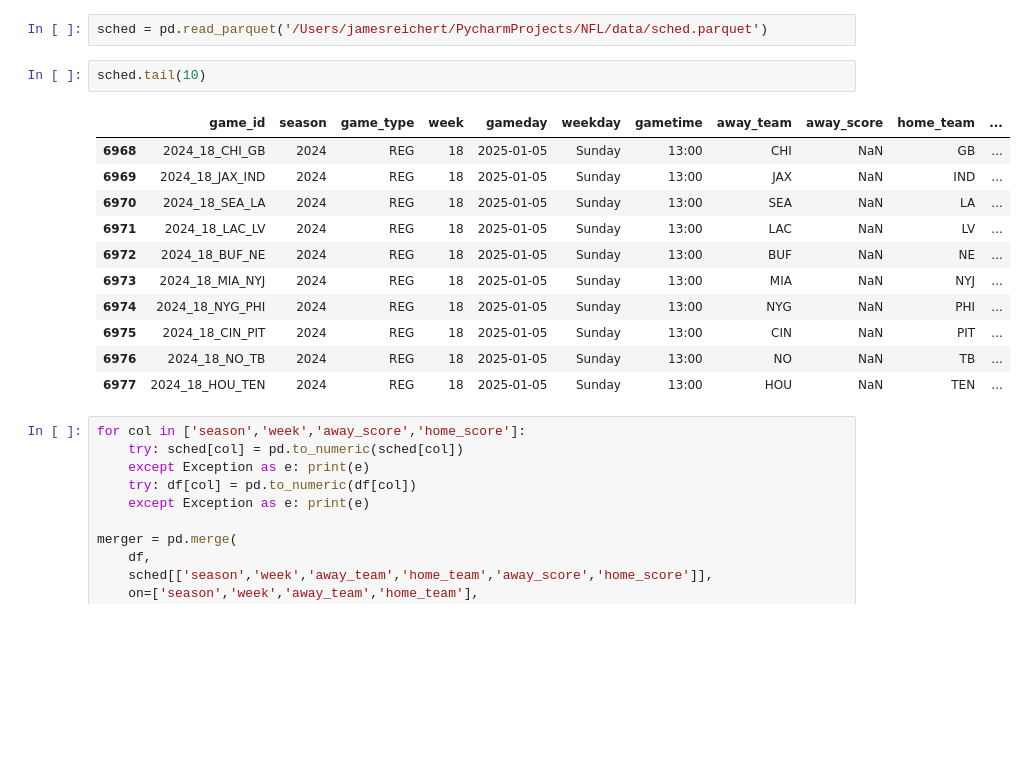
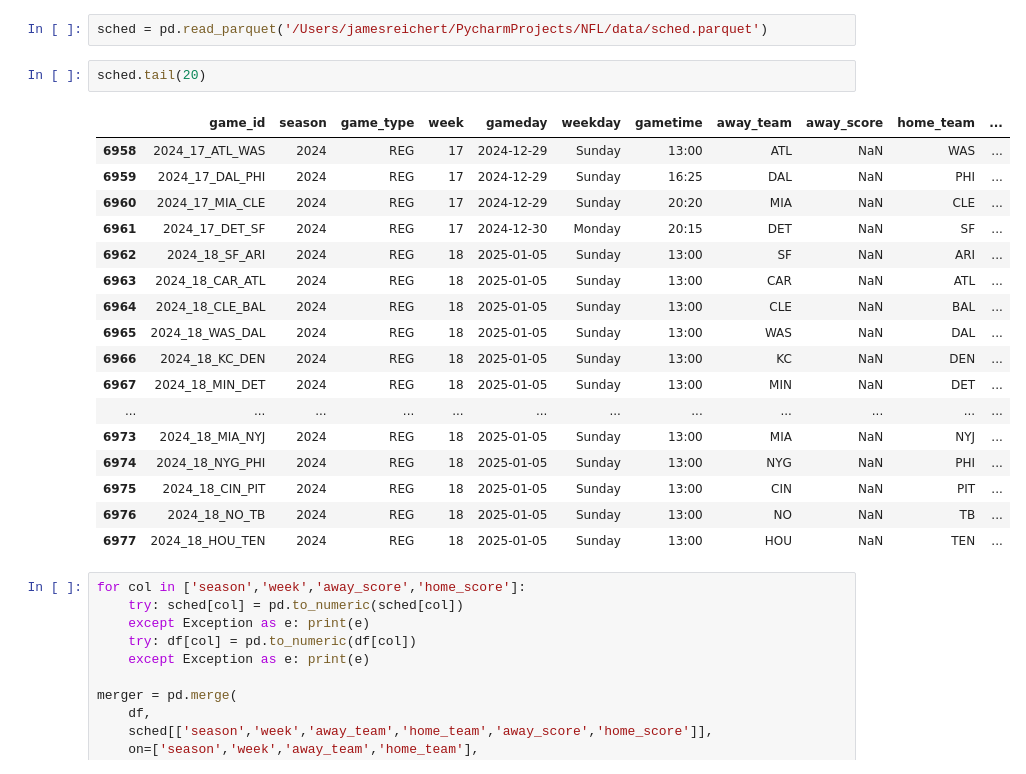
Before and after one commit to jbenr/NFL, a Jupyter notebook: Untitled.ipynb, the cells around one changed output. Cells and saved outputs as stored; diff of their text form; blank space fills up the shorter version.

```diff
--- a/Untitled.ipynb
+++ b/Untitled.ipynb
@@ -52,14 +52,20 @@ df
 # %%
 sched = pd.read_parquet('/Users/jamesreichert/PycharmProjects/NFL/data/sched.parquet')
 # %%
-sched.tail(10)
+sched.tail(20)
 # %% [output]
 |  | game_id | season | game_type | week | gameday | weekday | gametime | away_team | away_score | home_team | ... |
-| 6968 | 2024_18_CHI_GB | 2024 | REG | 18 | 2025-01-05 | Sunday | 13:00 | CHI | NaN | GB | ... |
-| 6969 | 2024_18_JAX_IND | 2024 | REG | 18 | 2025-01-05 | Sunday | 13:00 | JAX | NaN | IND | ... |
-| 6970 | 2024_18_SEA_LA | 2024 | REG | 18 | 2025-01-05 | Sunday | 13:00 | SEA | NaN | LA | ... |
-| 6971 | 2024_18_LAC_LV | 2024 | REG | 18 | 2025-01-05 | Sunday | 13:00 | LAC | NaN | LV | ... |
-| 6972 | 2024_18_BUF_NE | 2024 | REG | 18 | 2025-01-05 | Sunday | 13:00 | BUF | NaN | NE | ... |
+| 6958 | 2024_17_ATL_WAS | 2024 | REG | 17 | 2024-12-29 | Sunday | 13:00 | ATL | NaN | WAS | ... |
+| 6959 | 2024_17_DAL_PHI | 2024 | REG | 17 | 2024-12-29 | Sunday | 16:25 | DAL | NaN | PHI | ... |
+| 6960 | 2024_17_MIA_CLE | 2024 | REG | 17 | 2024-12-29 | Sunday | 20:20 | MIA | NaN | CLE | ... |
+| 6961 | 2024_17_DET_SF | 2024 | REG | 17 | 2024-12-30 | Monday | 20:15 | DET | NaN | SF | ... |
+| 6962 | 2024_18_SF_ARI | 2024 | REG | 18 | 2025-01-05 | Sunday | 13:00 | SF | NaN | ARI | ... |
+| 6963 | 2024_18_CAR_ATL | 2024 | REG | 18 | 2025-01-05 | Sunday | 13:00 | CAR | NaN | ATL | ... |
+| 6964 | 2024_18_CLE_BAL | 2024 | REG | 18 | 2025-01-05 | Sunday | 13:00 | CLE | NaN | BAL | ... |
+| 6965 | 2024_18_WAS_DAL | 2024 | REG | 18 | 2025-01-05 | Sunday | 13:00 | WAS | NaN | DAL | ... |
+| 6966 | 2024_18_KC_DEN | 2024 | REG | 18 | 2025-01-05 | Sunday | 13:00 | KC | NaN | DEN | ... |
+| 6967 | 2024_18_MIN_DET | 2024 | REG | 18 | 2025-01-05 | Sunday | 13:00 | MIN | NaN | DET | ... |
+| ... | ... | ... | ... | ... | ... | ... | ... | ... | ... | ... | ... |
 | 6973 | 2024_18_MIA_NYJ | 2024 | REG | 18 | 2025-01-05 | Sunday | 13:00 | MIA | NaN | NYJ | ... |
 | 6974 | 2024_18_NYG_PHI | 2024 | REG | 18 | 2025-01-05 | Sunday | 13:00 | NYG | NaN | PHI | ... |
 | 6975 | 2024_18_CIN_PIT | 2024 | REG | 18 | 2025-01-05 | Sunday | 13:00 | CIN | NaN | PIT | ... |
```
Also changed, not shown: parts of 4 cells of this notebook, 2 other files.
